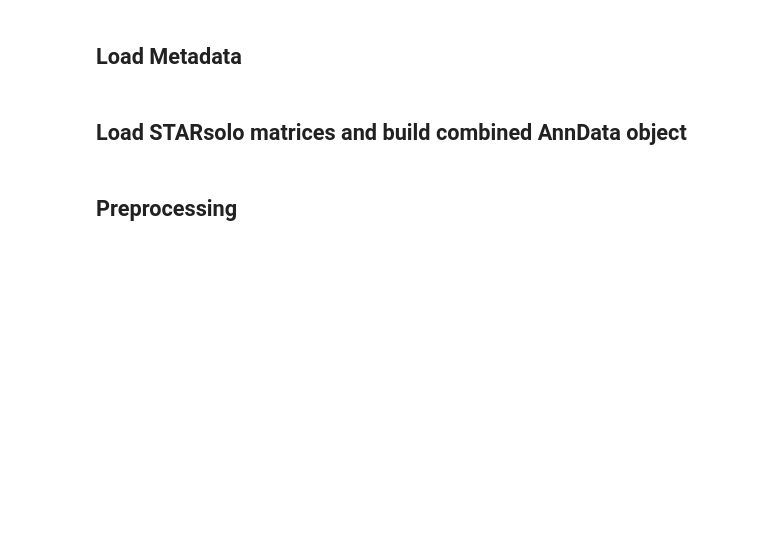
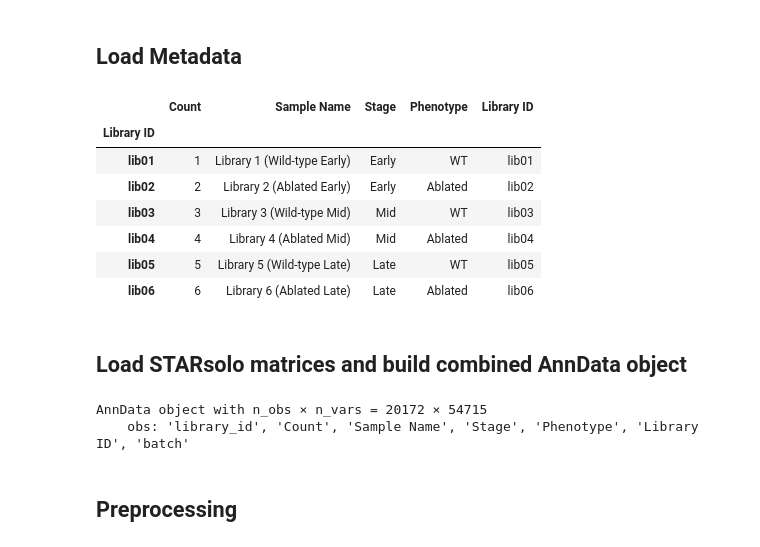
Before and after one commit to MiquelSendra/scParhyale, a Jupyter notebook: notebooks/scParhyale_analysis.ipynb, the cells around one changed output. Saved outputs shown, nothing was run; the diff lists cells and outputs as text; code cells hidden in the pictures; blank space fills up the shorter version.

```diff
--- a/notebooks/scParhyale_analysis.ipynb
+++ b/notebooks/scParhyale_analysis.ipynb
@@ -6,6 +6,7 @@ This notebook follows best practices for reproducible single-cell RNA-seq analys
 # %%
 # Imports and settings
 import scanpy as sc
+import anndata
 import pandas as pd
 import numpy as np
 import matplotlib.pyplot as plt
@@ -14,20 +15,38 @@ from pathlib import Path
 import os
 
 # Set up paths
-DATA_DIR = Path("../scParhyale_data/raw")
-METADATA_FILE = Path("../scParhyale_data/HHMI_QG_Sample_Manifest_Form_v1.2_Pavlopoulos_QC.xlsx")
+DATA_DIR = Path("../../../workspace/scParhyale_data/raw")
+METADATA_FILE = Path("../../../workspace/scParhyale_data/metadata.xlsx")
 LIBRARIES = ["lib01", "lib02", "lib03", "lib04", "lib05", "lib06"]
 # %% [markdown]
 ## Load Metadata
 # %%
-# Load metadata
-metadata_df = pd.read_excel(METADATA_FILE, usecols="A:B", skiprows=1, nrows=6)
-metadata_df.columns = ["Count", "Sample Name"]
-metadata_df["Library ID"] = [f"lib0{i}" for i in metadata_df['Count']]
-metadata_df["Phenotype"] = metadata_df["Sample Name"].apply(lambda x: "WT" if "Wild-type" in x else "Ablated")
-metadata_df["Stage"] = metadata_df["Sample Name"].apply(lambda x: x.split()[-1])
-metadata_df.set_index("Library ID", inplace=True)
+# Load only relevant columns
+metadata_df = pd.read_excel(METADATA_FILE, usecols=["Count", "Sample Name"])
+
+# Exctract Stage and Phenotype from 'Sample Name'
+metadata_df["Stage"] = metadata_df["Sample Name"].str.extract(r"\((?:Wild-type|Ablated) (\w+)\)")[0]
+metadata_df["Phenotype"] = metadata_df["Sample Name"].str.extract(r"\((Wild-type|Ablated)")[0]
+
+# Replace 'Wild-type' with 'WT' for consistency
+metadata_df["Phenotype"] = metadata_df["Phenotype"].replace({"Wild-type": "WT"})
+
+
+# Parse the 'Sample Name' to extract 'Library ID'
+metadata_df["Library ID"] = metadata_df["Count"].apply(lambda x: f"lib0{x}")
+
+metadata_df.index = metadata_df["Library ID"]
+metadata_df.index = metadata_df.index.astype(str)
 metadata_df
+# %% [output]
+|  | Count | Sample Name | Stage | Phenotype | Library ID |
+| Library ID |  |  |  |  |  |
+| lib01 | 1 | Library 1 (Wild-type Early) | Early | WT | lib01 |
+| lib02 | 2 | Library 2 (Ablated Early) | Early | Ablated | lib02 |
+| lib03 | 3 | Library 3 (Wild-type Mid) | Mid | WT | lib03 |
+| lib04 | 4 | Library 4 (Ablated Mid) | Mid | Ablated | lib04 |
+| lib05 | 5 | Library 5 (Wild-type Late) | Late | WT | lib05 |
+| lib06 | 6 | Library 6 (Ablated Late) | Late | Ablated | lib06 |
 # %% [markdown]
 ## Load STARsolo matrices and build combined AnnData object
 # %%
@@ -41,8 +60,17 @@ for lib in LIBRARIES:
     adatas.append(ad)
 
 # Concatenate all
-adata = adatas[0].concatenate(*adatas[1:], batch_key="batch", batch_categories=LIBRARIES)
+adata = anndata.concat(
+    adatas,
+    label="batch",
+    keys=LIBRARIES,
+    index_unique="-"
+)
+
 adata
+# %% [output]
+AnnData object with n_obs × n_vars = 20172 × 54715
+    obs: 'library_id', 'Count', 'Sample Name', 'Stage', 'Phenotype', 'Library ID', 'batch'
 # %% [markdown]
 ## Preprocessing
 # %%
```
Also changed, not shown: parts of 4 cells of this notebook, 7 other files.
